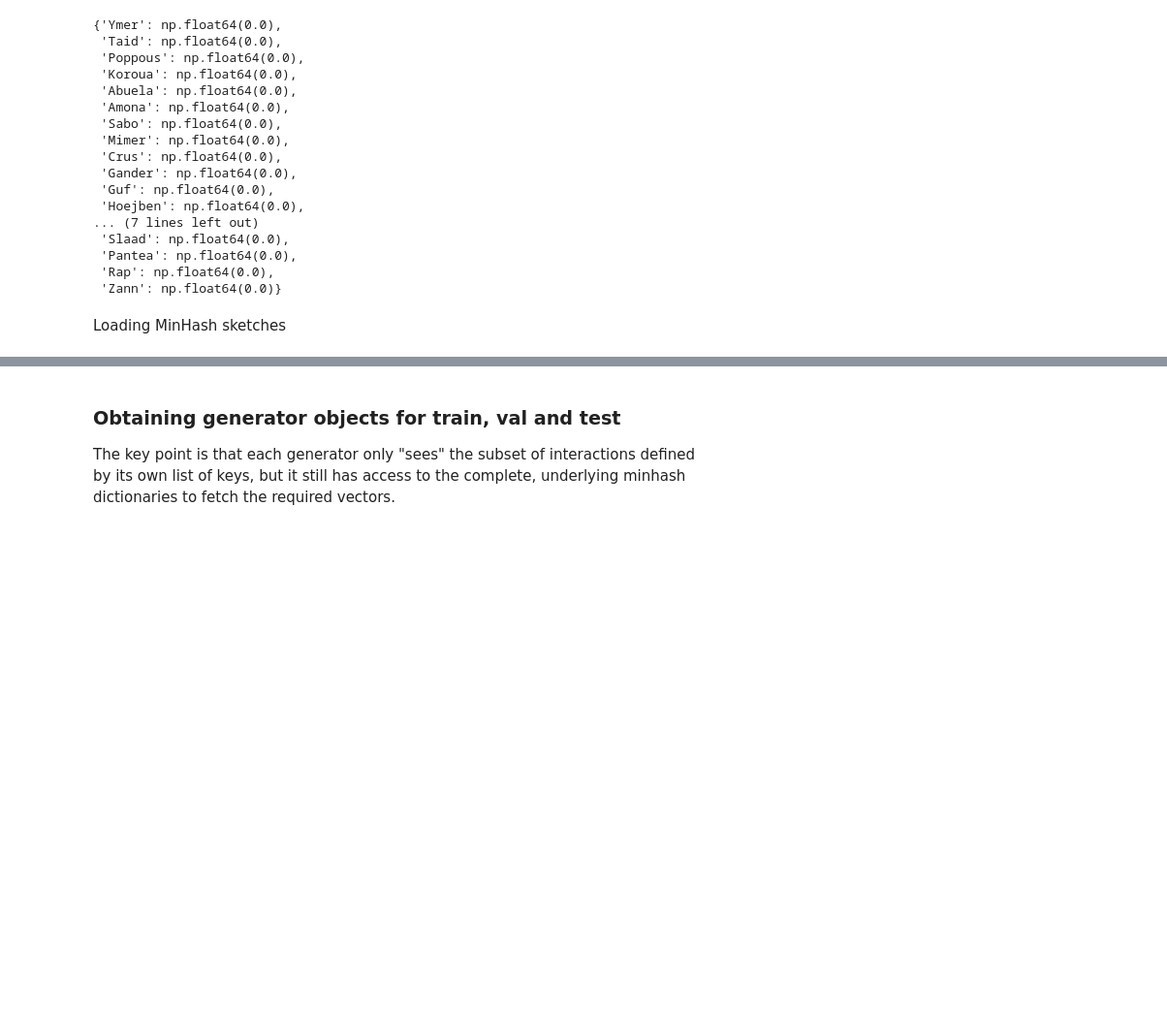
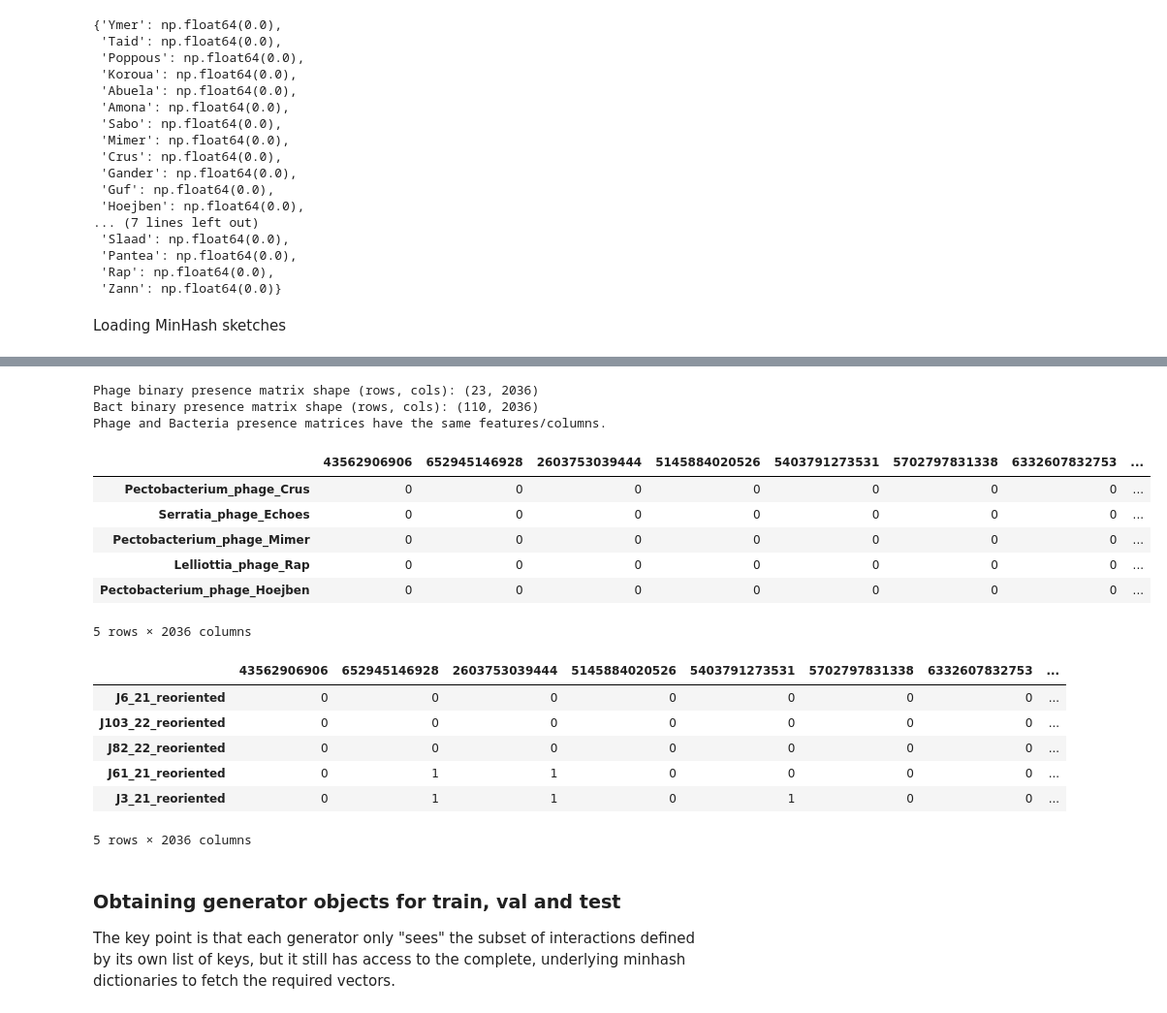
Before and after one commit to azzy72/PredictPhagePPI, a Jupyter notebook: notebooks/neural_network_minhash.ipynb, the cells around one changed output, grey strips where cells are left out. Shown at 97% size. Saved outputs shown, nothing was run; the diff lists cells and outputs as text; code cells hidden in the pictures; blank space fills up the shorter version.

```diff
--- a/notebooks/neural_network_minhash.ipynb
+++ b/notebooks/neural_network_minhash.ipynb
@@ -85,9 +87,9 @@ for phage: Crus, nan
 # %% [markdown]
 Loading MinHash sketches
 # %%
-phage_minhash_data = load_minhash_sketches(data_prod_path+"SM_sketches/PhageMinhash/",
+phage_minhash_data = load_minhash_sketches(data_prod_path+f"SM_sketches/PhageMinhash_n{n}_k{K}_rev/",
                                            TS=True, output_as_np=True)
 
-bact_minhash_data = load_minhash_sketches(data_prod_path+"SM_sketches/BactMinhash/",
+bact_minhash_data = load_minhash_sketches(data_prod_path+f"SM_sketches/BactMinhash_n{n}_k{K}_rev/",
                                           TS=True, output_as_np=True)
 # %% [output]
@@ -111,3 +117,35 @@ filepath: ../data_prod/SM_sketches/BactMinhash/bact209_minhash_37.sig
+# %%
+from manipulations import construct_presence_matrix
+
+#
+phage_presence_matrix_df, bact_presence_matrix_df = construct_presence_matrix(phage_minhash_data, bact_minhash_data, TS = True)
+
+# Verify that both presence matrices have the same features/columns
+if list(phage_presence_matrix_df.columns) != list(phage_presence_matrix_df.columns):
+    raise ValueError("Phage and Bacteria presence matrices have different features/columns!")
+else:
+    print("Phage and Bacteria presence matrices have identical features/columns.")
+
+display(phage_presence_matrix_df.head())
+display(bact_presence_matrix_df.head())
+# %% [output]
+Phage binary presence matrix shape (rows, cols): (23, 2036)
+Bact binary presence matrix shape (rows, cols): (110, 2036)
+Phage and Bacteria presence matrices have the same features/columns.
+|  | 43562906906 | 652945146928 | 2603753039444 | 5145884020526 | 5403791273531 | 5702797831338 | 6332607832753 | ... |
+| Pectobacterium_phage_Crus | 0 | 0 | 0 | 0 | 0 | 0 | 0 | ... |
+| Serratia_phage_Echoes | 0 | 0 | 0 | 0 | 0 | 0 | 0 | ... |
+| Pectobacterium_phage_Mimer | 0 | 0 | 0 | 0 | 0 | 0 | 0 | ... |
+| Lelliottia_phage_Rap | 0 | 0 | 0 | 0 | 0 | 0 | 0 | ... |
+| Pectobacterium_phage_Hoejben | 0 | 0 | 0 | 0 | 0 | 0 | 0 | ... |
+5 rows × 2036 columns
+|  | 43562906906 | 652945146928 | 2603753039444 | 5145884020526 | 5403791273531 | 5702797831338 | 6332607832753 | ... |
+| J6_21_reoriented | 0 | 0 | 0 | 0 | 0 | 0 | 0 | ... |
+| J103_22_reoriented | 0 | 0 | 0 | 0 | 0 | 0 | 0 | ... |
+| J82_22_reoriented | 0 | 0 | 0 | 0 | 0 | 0 | 0 | ... |
+| J61_21_reoriented | 0 | 1 | 1 | 0 | 0 | 0 | 0 | ... |
+| J3_21_reoriented | 0 | 1 | 1 | 0 | 1 | 0 | 0 | ... |
+5 rows × 2036 columns
 # %% [markdown]
 ### Obtaining generator objects for train, val and test
 The key point is that each generator only "sees" the subset of interactions defined by its own list of keys, but it still has access to the complete, underlying minhash dictionaries to fetch the required vectors.
```
Also changed, not shown: parts of 8 cells of this notebook, 6 other files.
